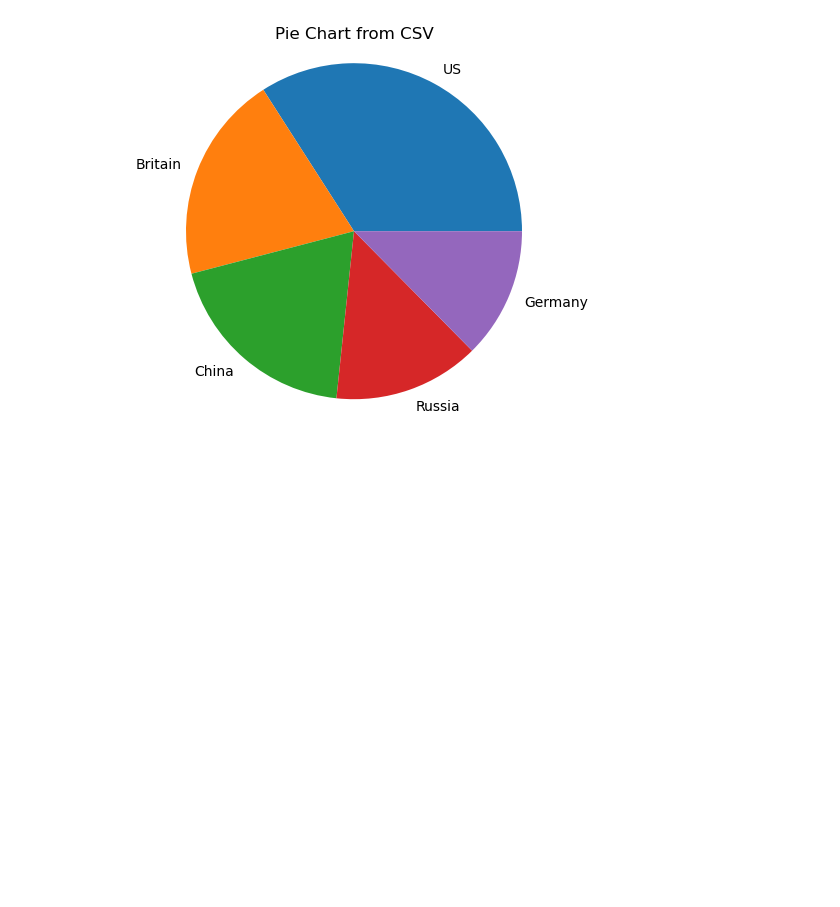
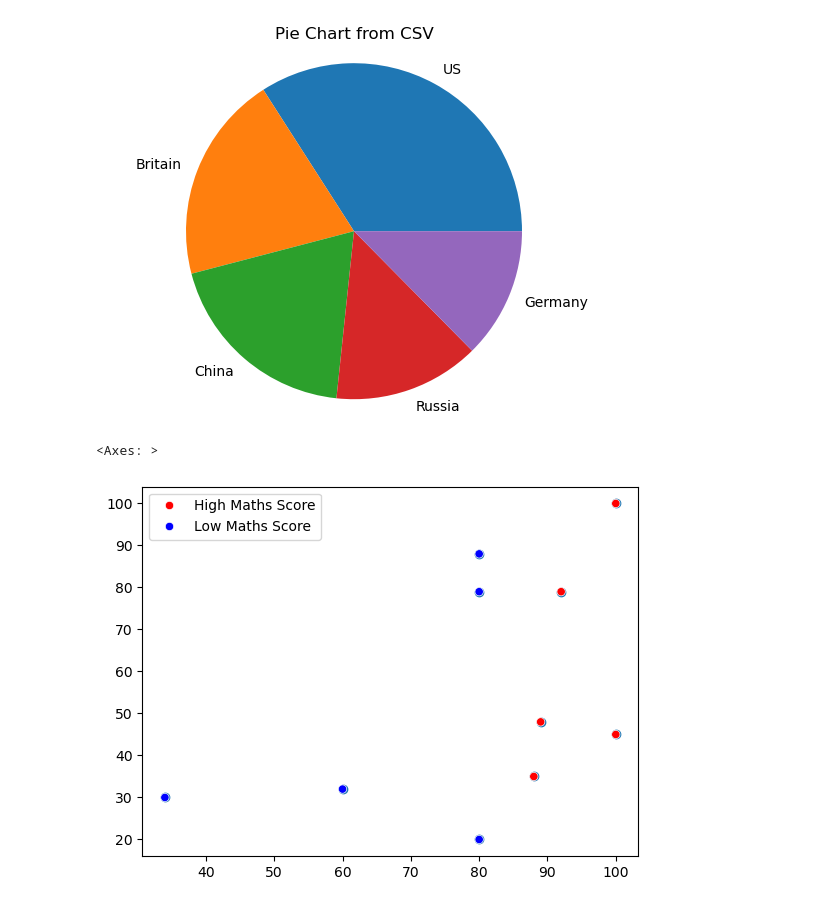
Before and after one commit to AleenaElizabath/DataScience, a Jupyter notebook: ex3.ipynb, the cells around one changed output. Saved outputs shown, nothing was run; the diff lists cells and outputs as text; code cells hidden in the pictures; blank space fills up the shorter version.

```diff
--- a/ex3.ipynb
+++ b/ex3.ipynb
@@ -121,3 +121,14 @@ plt.title('Pie Chart from CSV')
 plt.show()
 # %% [output]
 [figure]
+# %%
+import seaborn as sb
+maths=np.array([88,92,80,89,100,80,60,100,80,34])
+science=np.array([35,79,79,48,100,88,32,45,20,30])
+marks_range=np.array([10,20,30,40,50,60,70,80,90,100])
+mat.scatter(maths,science)
+category = np.where(maths > 80, 'High Maths Score', 'Low Maths Score')
+sb.scatterplot(x=maths,y=science,hue=category, palette={'High Maths Score':'red', 'Low Maths Score':'blue'})
+# %% [output]
+<Axes: >
+[figure, added]
```
